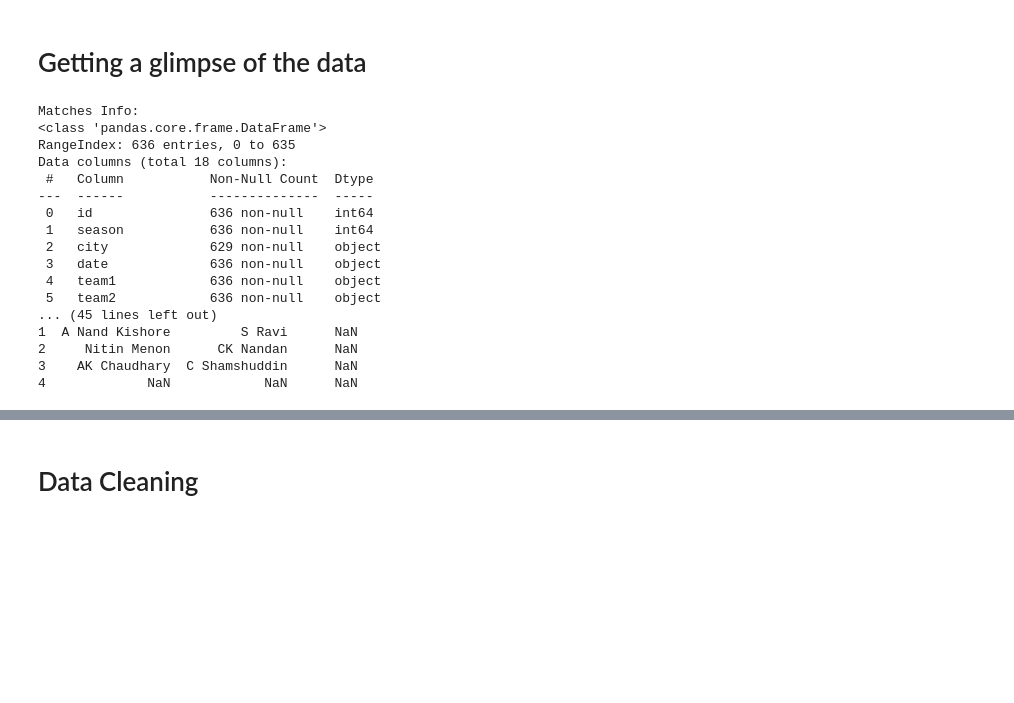
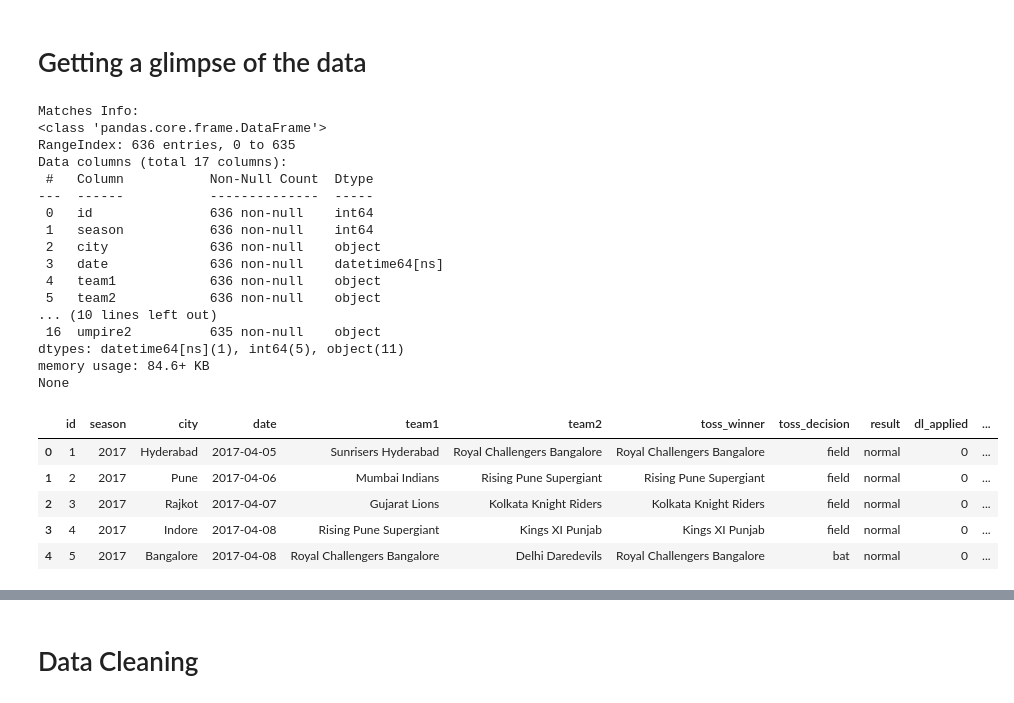
Before and after one commit to Ayu-sshhhhh/IPL-Cricket-Data-Analysis, a Jupyter notebook: IPL_Cricket_Data_Analysis.ipynb, the cells around one changed output, grey strips where cells are left out. Drawn from its saved outputs; the diff is of its cells as text; code cells hidden in the pictures; blank space fills up the shorter version.

```diff
--- a/IPL_Cricket_Data_Analysis.ipynb
+++ b/IPL_Cricket_Data_Analysis.ipynb
@@ -16,25 +16,31 @@ deliveries = pd.read_csv('/content/deliveries.csv')
 # %%
 print("Matches Info:")
 print(matches.info())
-print(matches.head())
+matches.head()
 # %% [output]
 Matches Info:
 <class 'pandas.core.frame.DataFrame'>
 RangeIndex: 636 entries, 0 to 635
-Data columns (total 18 columns):
+Data columns (total 17 columns):
  #   Column           Non-Null Count  Dtype
 ---  ------           --------------  -----
  0   id               636 non-null    int64
  1   season           636 non-null    int64
- 2   city             629 non-null    object
- 3   date             636 non-null    object
+ 2   city             636 non-null    object
+ 3   date             636 non-null    datetime64[ns]
  4   team1            636 non-null    object
  5   team2            636 non-null    object
-... (45 lines left out)
-1  A Nand Kishore         S Ravi      NaN
-2     Nitin Menon      CK Nandan      NaN
-3    AK Chaudhary  C Shamshuddin      NaN
-4             NaN            NaN      NaN
+... (10 lines left out)
+ 16  umpire2          635 non-null    object
+dtypes: datetime64[ns](1), int64(5), object(11)
+memory usage: 84.6+ KB
+None
+|  | id | season | city | date | team1 | team2 | toss_winner | toss_decision | result | dl_applied | ... |
+| 0 | 1 | 2017 | Hyderabad | 2017-04-05 | Sunrisers Hyderabad | Royal Challengers Bangalore | Royal Challengers Bangalore | field | normal | 0 | ... |
+| 1 | 2 | 2017 | Pune | 2017-04-06 | Mumbai Indians | Rising Pune Supergiant | Rising Pune Supergiant | field | normal | 0 | ... |
+| 2 | 3 | 2017 | Rajkot | 2017-04-07 | Gujarat Lions | Kolkata Knight Riders | Kolkata Knight Riders | field | normal | 0 | ... |
+| 3 | 4 | 2017 | Indore | 2017-04-08 | Rising Pune Supergiant | Kings XI Punjab | Kings XI Punjab | field | normal | 0 | ... |
+| 4 | 5 | 2017 | Bangalore | 2017-04-08 | Royal Challengers Bangalore | Delhi Daredevils | Royal Challengers Bangalore | bat | normal | 0 | ... |
 # %%
 print("\nDeliveries Info:")
 print(deliveries.info())
```
Also changed, not shown: parts of 1 cell of this notebook.
